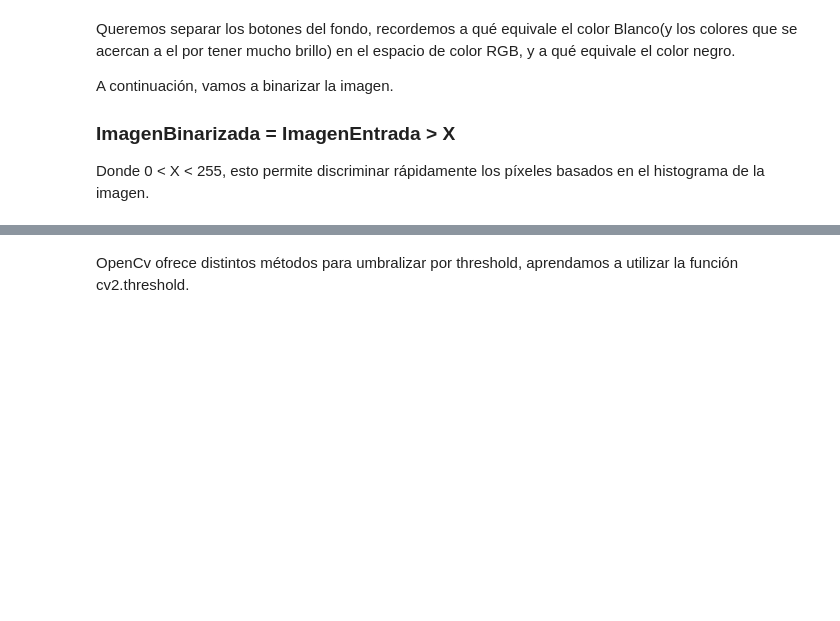
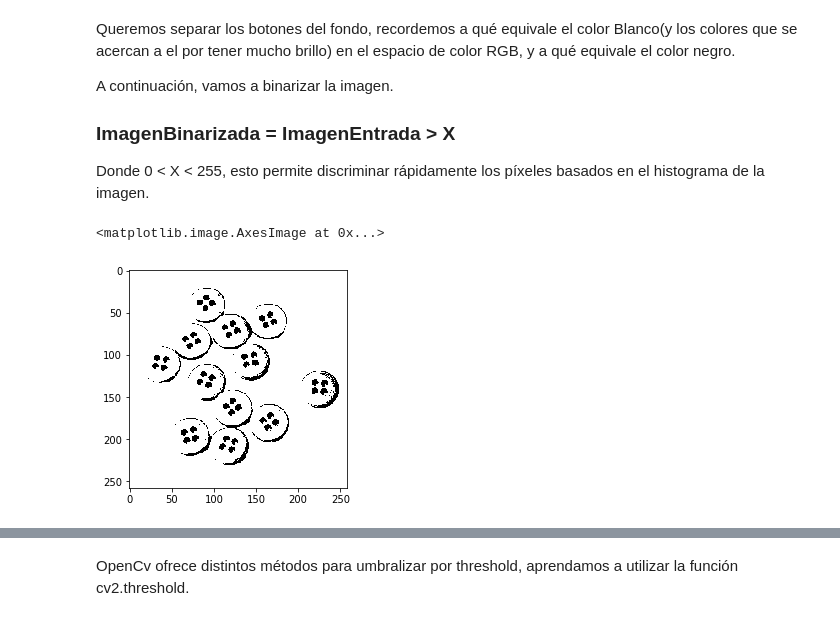
Before and after one commit to sanrestrepo98/Vision-Artificial-9, a Jupyter notebook: Practicas/Practica 3/Practica 4 Segmentación y Realzado de Bordes.ipynb, the cells around one changed output, grey strips where cells are left out. Saved outputs shown, nothing was run; the diff lists cells and outputs as text; code cells hidden in the pictures; blank space fills up the shorter version.

```diff
--- a/Practicas/Practica 3/Practica 4 Segmentación y Realzado de Bordes.ipynb
+++ b/Practicas/Practica 3/Practica 4 Segmentación y Realzado de Bordes.ipynb
@@ -827,12 +829,15 @@ Donde 0 < X < 255, esto permite discriminar rápidamente los píxeles basados en
 # %%
 #Con base en su observación del histograma, discrimine y binarice. ≈ 1 linea
 
 ####SU CODIGO AQUÍ#####
-binarizada = None
+binarizada = img > 105
 #####TERMINA SU CODIGO#####
 
 #Mostrar la nueva imagen
 plt.imshow(binarizada, cmap="gray")
+# %% [output]
+<matplotlib.image.AxesImage at 0x...>
+[figure, added]
 # %% [markdown]
 ## Salida esperada (debe obtener un aproximado):
 
```
Also changed, not shown: parts of 4 cells of this notebook.
